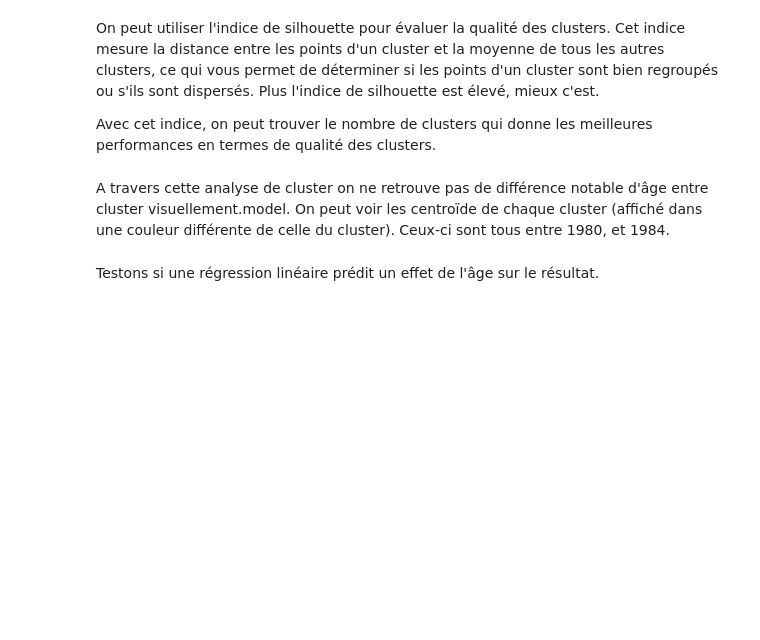
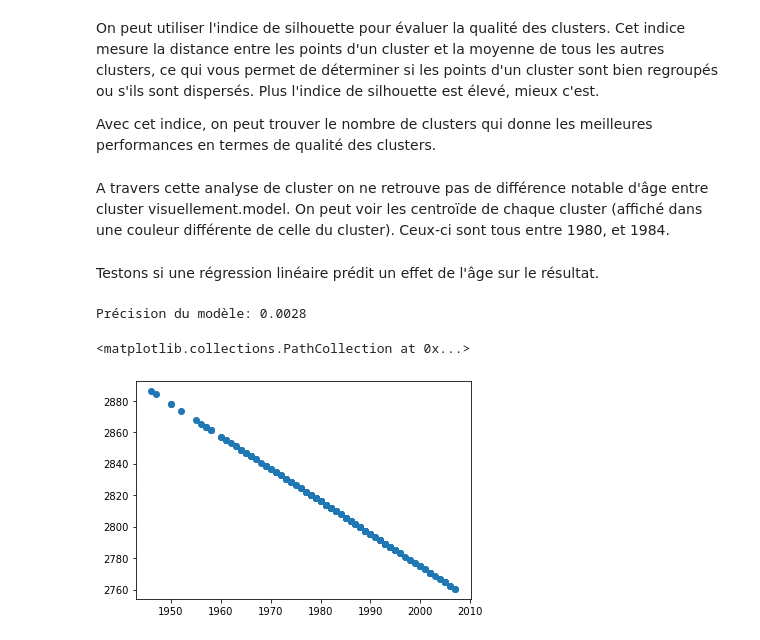
Before and after one commit to Kirscher/ResultAthle, a Jupyter notebook: eda.ipynb, the cells around one changed output. Cells and saved outputs as stored; diff of their text form; code cells hidden in the pictures; blank space fills up the shorter version.

```diff
--- a/eda.ipynb
+++ b/eda.ipynb
@@ -316,10 +319,21 @@ print(model.cluster_centers_)
 # %% [markdown]
 Testons si une régression linéaire prédit un effet de l'âge sur le résultat.
 # %%
-regressor = LinearRegression()
+regression = LinearRegression()
 
 # Entraînez le modèle en appelant la méthode fit
-regressor.fit(x, y)
+
+x = data[['Naissance']]
+y = data['duration']
+regression.fit(x, y)
+accuracy = regression.score(x, y)
+print("Précision du modèle: {:.4f}".format(accuracy))
+# %% [output]
+Précision du modèle: 0.0028
 # %%
 # Effectuez une prédiction en appelant la méthode predict
-y_pred = regressor.predict(x)
+y_pred = regression.predict(x)
+plt.scatter(x,y_pred)
+# %% [output]
+<matplotlib.collections.PathCollection at 0x...>
+[figure, added]
```
Also changed, not shown: parts of 1 cell of this notebook.
